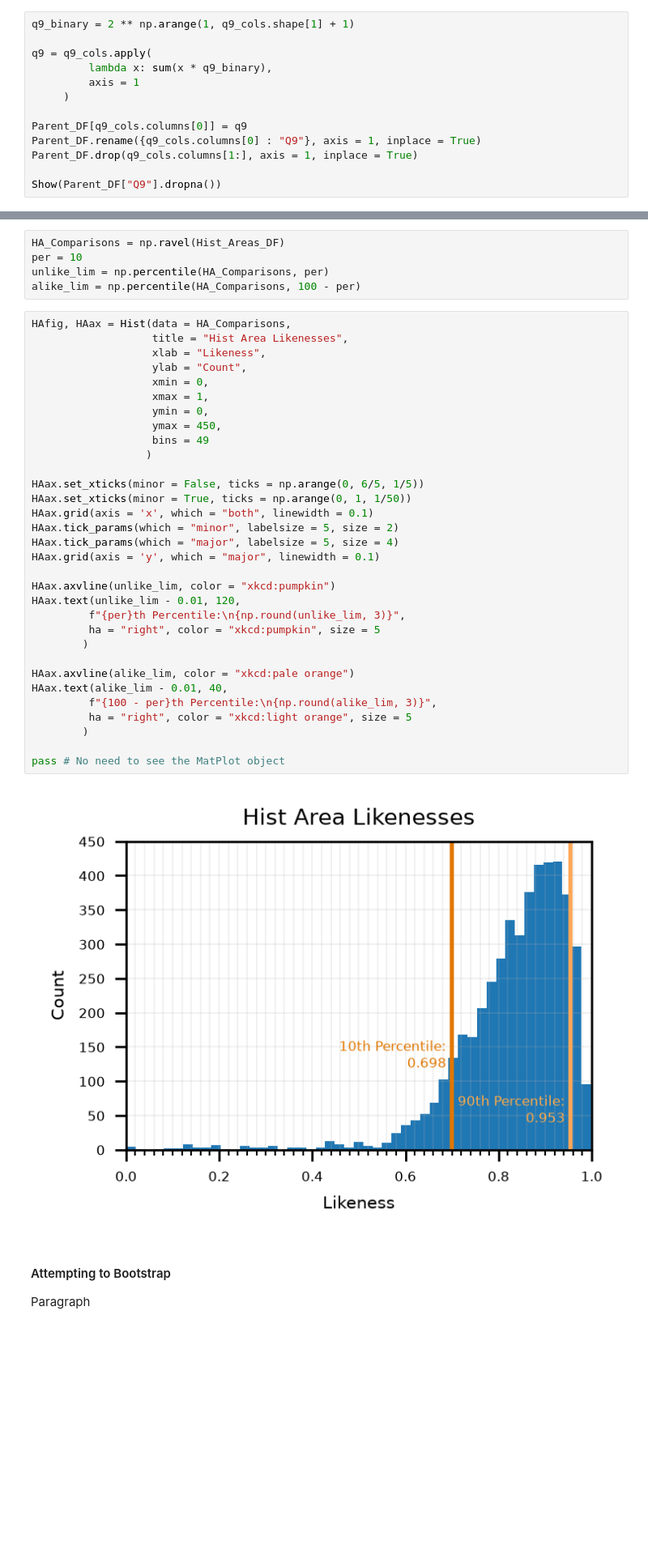
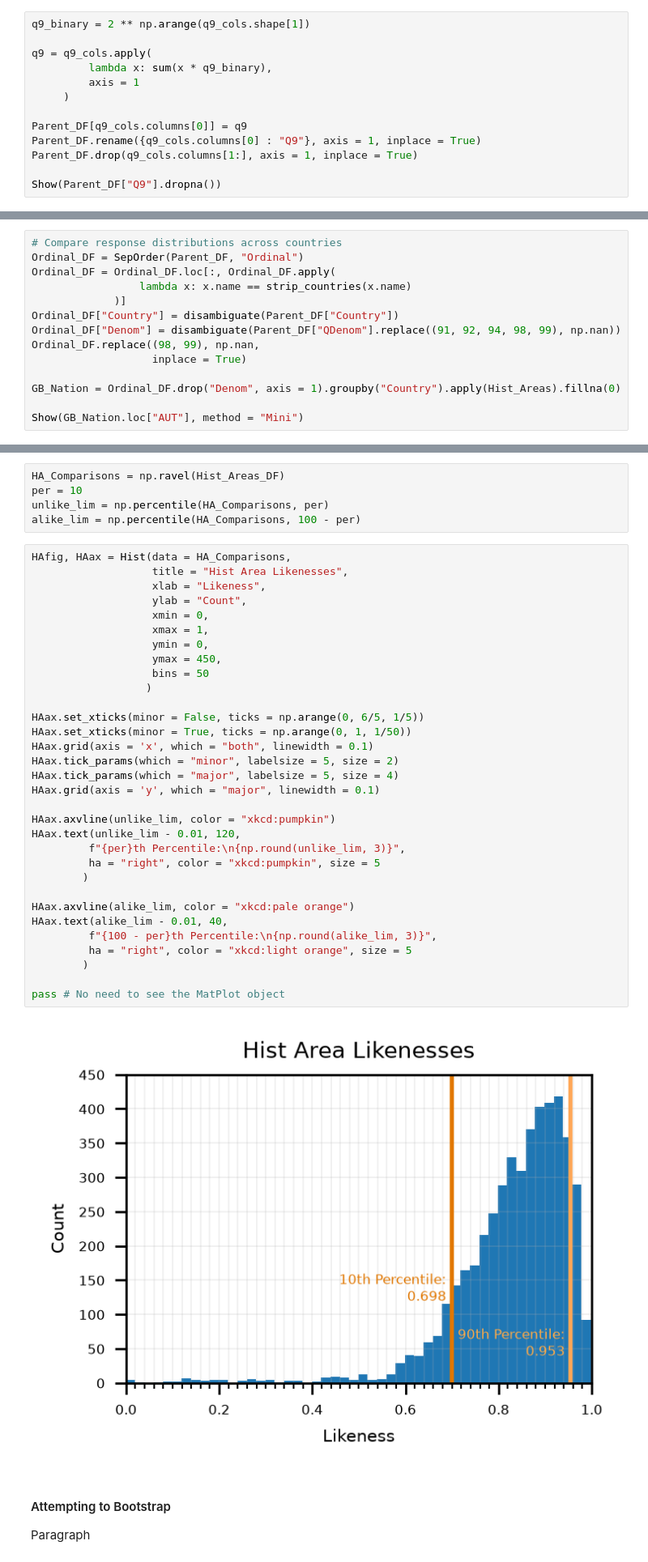
Before and after one commit to EvansOMalley/Personal-Project-Summer-2026, a Jupyter notebook: Summer-2026.ipynb, the cells around one changed output, grey strips where cells are left out. Shown at 81% size. Drawn from its saved outputs; the diff is of its cells as text; blank space fills up the shorter version.

```diff
--- a/Summer-2026.ipynb
+++ b/Summer-2026.ipynb
@@ -420,7 +420,7 @@ Show(q9_cols.dropna(), method = "Display")
 &nbsp;&nbsp;&nbsp;&nbsp;
 To fix this, I will summarize each student's response with a binary number. Each option will be represented by 1 bit. The final number will be base 10.
 # %%
-q9_binary = 2 ** np.arange(1, q9_cols.shape[1] + 1)
+q9_binary = 2 ** np.arange(q9_cols.shape[1])
 
 q9 = q9_cols.apply(
          lambda x: sum(x * q9_binary),
@@ -879,0 +833,14 @@ Show(Hist_Areas_DF, method = "Mini")
+# %%
+# Compare response distributions across countries
+Ordinal_DF = SepOrder(Parent_DF, "Ordinal")
+Ordinal_DF = Ordinal_DF.loc[:, Ordinal_DF.apply(
+                 lambda x: x.name == strip_countries(x.name)
+             )]
+Ordinal_DF["Country"] = disambiguate(Parent_DF["Country"])
+Ordinal_DF["Denom"] = disambiguate(Parent_DF["QDenom"].replace((91, 92, 94, 98, 99), np.nan))
+Ordinal_DF.replace((98, 99), np.nan,
+                   inplace = True)
+
+GB_Nation = Ordinal_DF.drop("Denom", axis = 1).groupby("Country").apply(Hist_Areas).fillna(0)
+
+Show(GB_Nation.loc["AUT"], method = "Mini")
@@ -887,35 +890,35 @@ HAfig, HAax = Hist(data = HA_Comparisons,
                    title = "Hist Area Likenesses",
                    xlab = "Likeness",
                    ylab = "Count",
                    xmin = 0,
                    xmax = 1,
                    ymin = 0,
                    ymax = 450,
-                   bins = 49
+                   bins = 50
                   )
 
 HAax.set_xticks(minor = False, ticks = np.arange(0, 6/5, 1/5))
 HAax.set_xticks(minor = True, ticks = np.arange(0, 1, 1/50))
 HAax.grid(axis = 'x', which = "both", linewidth = 0.1)
 HAax.tick_params(which = "minor", labelsize = 5, size = 2)
 HAax.tick_params(which = "major", labelsize = 5, size = 4)
 HAax.grid(axis = 'y', which = "major", linewidth = 0.1)
 
 HAax.axvline(unlike_lim, color = "xkcd:pumpkin")
 HAax.text(unlike_lim - 0.01, 120,
          f"{per}th Percentile:\n{np.round(unlike_lim, 3)}",
          ha = "right", color = "xkcd:pumpkin", size = 5
         )
 
 HAax.axvline(alike_lim, color = "xkcd:pale orange")
 HAax.text(alike_lim - 0.01, 40,
          f"{100 - per}th Percentile:\n{np.round(alike_lim, 3)}",
          ha = "right", color = "xkcd:light orange", size = 5
         )
 
 pass # No need to see the MatPlot object
 # %% [output]
-[figure, old version]
+[figure, new version]
 # %% [markdown]
 #### Attempting to Bootstrap
 Paragraph
```
Also changed, not shown: parts of 16 cells of this notebook.
